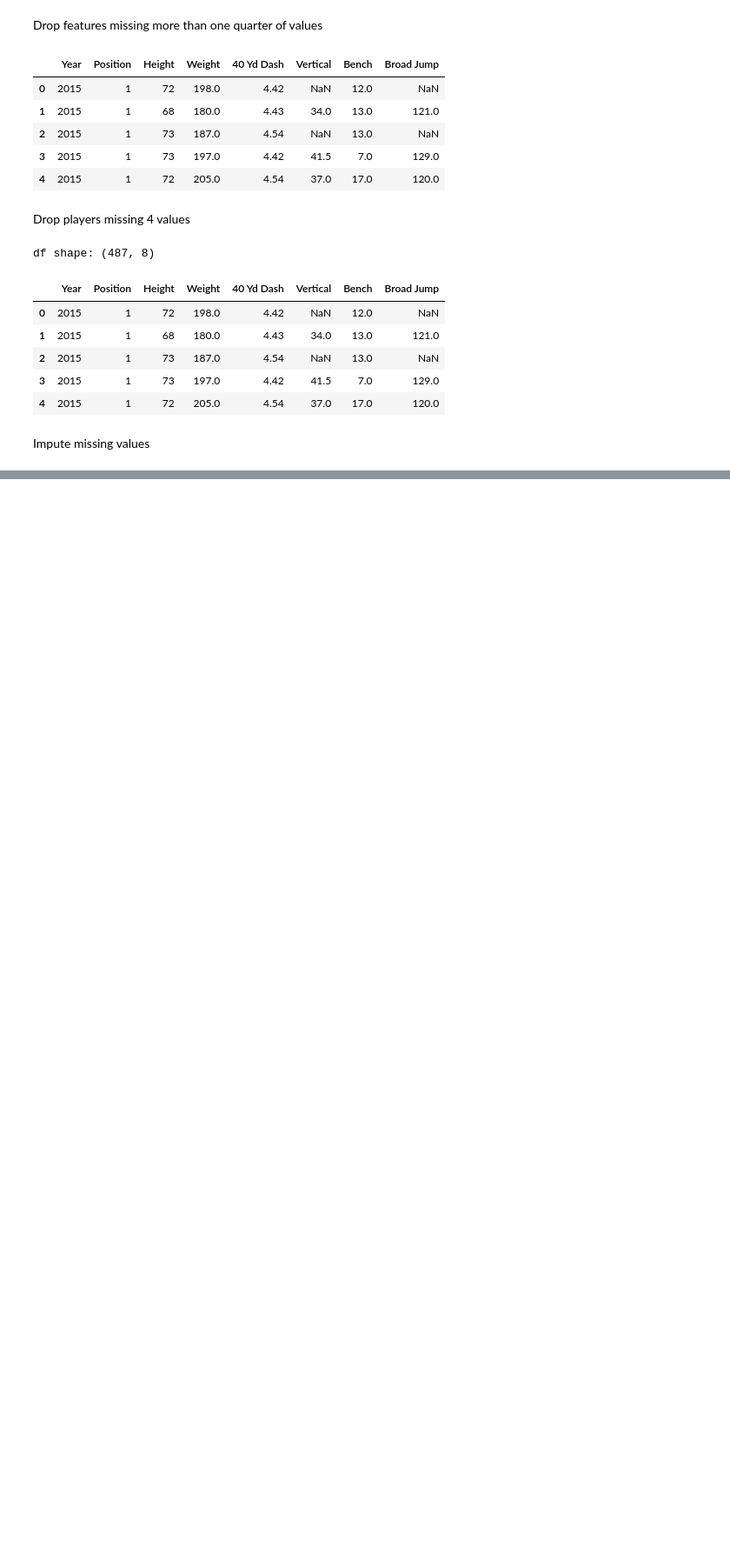
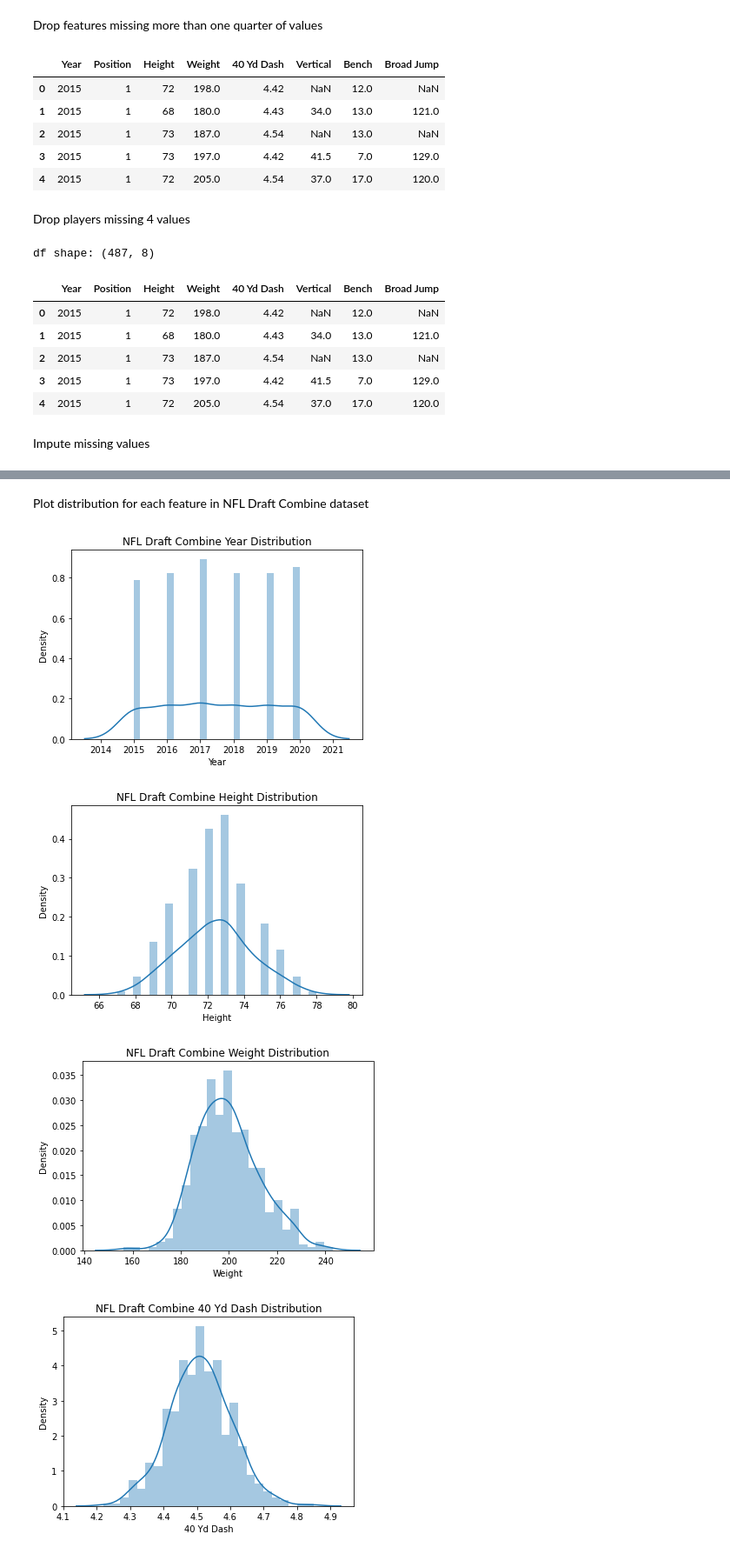
Before and after one commit to blantj/NFL_Position_Classification, a Jupyter notebook: Modeling.ipynb, the cells around one changed output, grey strips where cells are left out. Shown at 87% size. Cells and saved outputs as stored; diff of their text form; code cells hidden in the pictures; blank space fills up the shorter version.

```diff
--- a/Modeling.ipynb
+++ b/Modeling.ipynb
@@ -123,0 +244,12 @@ Impute missing values
+# %% [markdown]
+Plot distribution for each feature in NFL Draft Combine dataset
+# %%
+for feature in df.columns:
+    fig1, ax1 = plt.subplots()
+    sns.distplot(df[feature], kde=True, bins=25, ax=ax1)
+    ax1.set_title(f'NFL Draft Combine {feature} Distribution')
+# %% [output]
+[figure, added]
+[figure, added]
+[figure, added]
+[figure, added]
```
Also changed, not shown: parts of 17 cells of this notebook.
